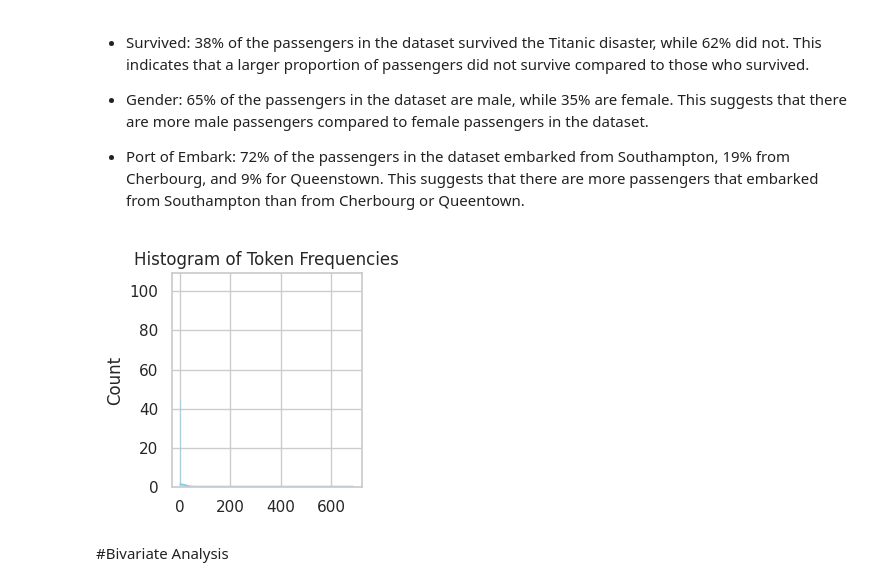
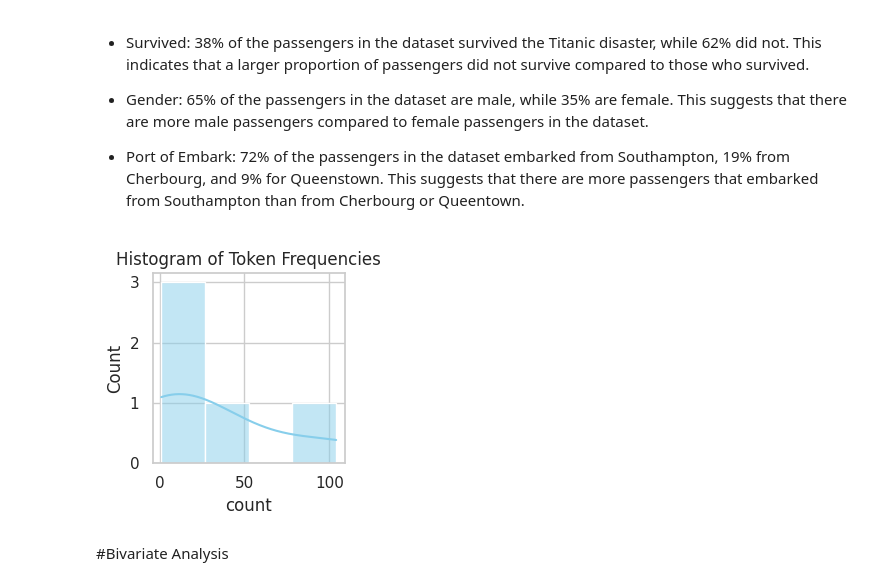
Before and after one commit to lindaperez/2024_KaggleGettingStarted, a Jupyter notebook: Titanic2024.ipynb, the cells around one changed output. Drawn from its saved outputs; the diff is of its cells as text; code cells hidden in the pictures.

```diff
--- a/Titanic2024.ipynb
+++ b/Titanic2024.ipynb
@@ -97,7 +108,7 @@ if raw_train_df['Name'].apply(lambda x: isinstance(x, str)).all():
 else:
     print("Warning: 'name' column contains non-string values and cannot be converted.")
 # Convert Sex to int64 where male is 1 and female is 0
-raw_train_df['Sex'] = raw_train_df['Sex'].replace({'female': 0, 'male': 1})
+
 # Check the data types after conversion
 print("\nAfter conversion:")
 print(raw_train_df.dtypes)
@@ -416,35 +430,35 @@ This suggests that there are more passengers that embarked from Southampton than
 raw_train_df['Cabin'] = raw_train_df['Cabin'].astype(str)
 # Initialize an empty dictionary to store token frequencies
 token_freq = defaultdict(int)
 
 # Iterate over each value in the column
 for value in raw_train_df['Cabin']:
     # Split the value by space
       tokens = value.split()
       # Count the frequency of each token
       for token in tokens:
           token_freq[token] = token_freq.get(token, 0) + 1
 
 # Convert the dictionary to a set
 token_set = set(token_freq.items())
 # Assuming df is your DataFrame and 'cabin' is the column containing token frequencies
 token_freq_series = pd.Series(token_freq)
 cabin_token_freq = token_freq_series.value_counts()
 
 
 # Assuming token_freq_series is your Series containing token frequencies
 plt.figure(figsize=(5, 3))
 
 
 # Create subplot for the histogram
 plt.subplot(1, 2, 2)
-sns.histplot(token_freq_series, kde=True, color='skyblue')
+sns.histplot(cabin_token_freq , kde=True, color='skyblue')
 plt.title('Histogram of Token Frequencies')
 
 plt.tight_layout()  # Adjust layout to prevent overlapping
 plt.show()
 # %% [output]
-[figure, old version]
+[figure, new version]
 # %% [markdown]
 #Bivariate Analysis
 # %% [markdown]
```
Also changed, not shown: parts of 83 cells of this notebook.
